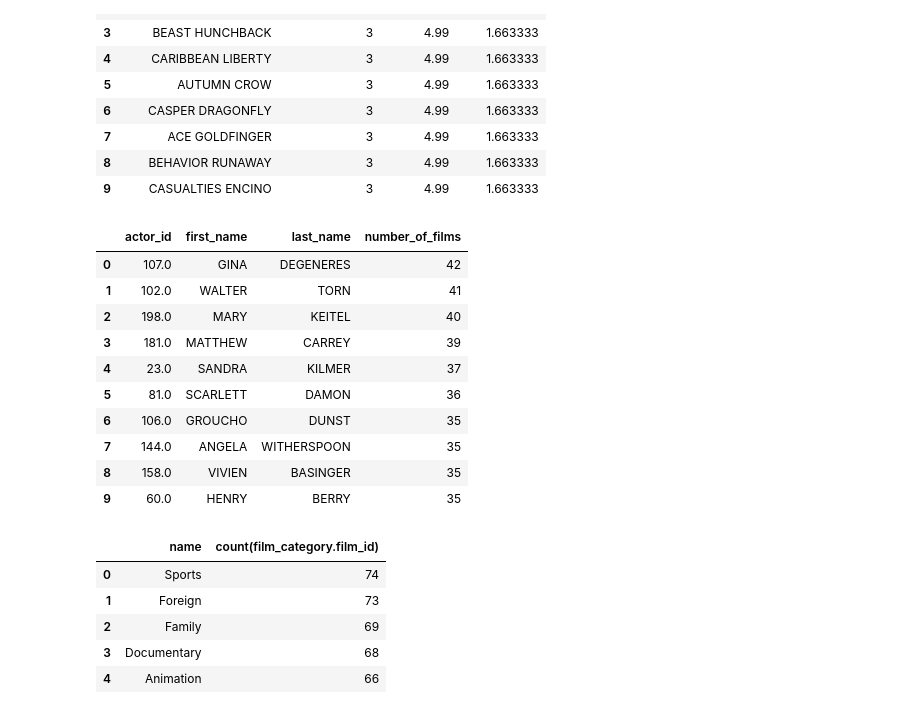
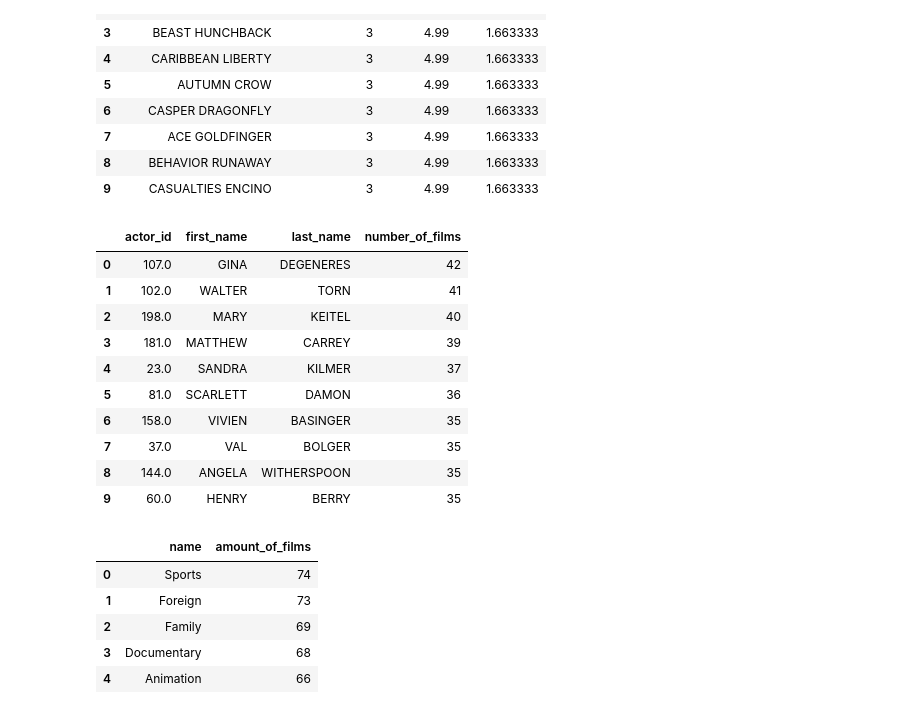
Before and after one commit to mrkaktail/SqlLab, a Jupyter notebook: connect_duckdb.ipynb, the cells around one changed output. Drawn from its saved outputs; the diff is of its cells as text; code cells hidden in the pictures.

Commit message:
final commit updated variable names and readabilities

```diff
--- a/connect_duckdb.ipynb
+++ b/connect_duckdb.ipynb
@@ -33 +1,7 @@ test1.head(2)
+# %%
+import duckdb
+import pandas as pd
+import matplotlib.pyplot as plt
+
+connect = duckdb.connect("sakila.duckdb")
 # %%
@@ -143,54 +126,59 @@ top_10_most_expensive_per_day
 | 8 | BEHAVIOR RUNAWAY | 3 | 4.99 | 1.663333 |
 | 9 | CASUALTIES ENCINO | 3 | 4.99 | 1.663333 |
 # %%
-actorbalaba = conn.sql("""
+#e) Which actors have played in most movies? Show the top 10 actors with the number of movies they have played in.
+
+
+actors_with_most_movies = connect.sql("""
 
     SELECT actor.actor_id, actor.first_name, actor.last_name, COUNT(film_actor.film_id) AS number_of_films
     FROM sakila.actor
     JOIN sakila.film_actor
     ON film_actor.actor_id = actor.actor_id
 
     GROUP BY
     actor.first_name, actor.last_name, actor.actor_id
     ORDER BY number_of_films DESC
     LIMIT 10;
 
 
 """).df()
 
 
-actorbalaba
+actors_with_most_movies
 # %% [output]
 |  | actor_id | first_name | last_name | number_of_films |
 | 0 | 107.0 | GINA | DEGENERES | 42 |
 | 1 | 102.0 | WALTER | TORN | 41 |
 | 2 | 198.0 | MARY | KEITEL | 40 |
 | 3 | 181.0 | MATTHEW | CARREY | 39 |
 | 4 | 23.0 | SANDRA | KILMER | 37 |
 | 5 | 81.0 | SCARLETT | DAMON | 36 |
-| 6 | 106.0 | GROUCHO | DUNST | 35 |
-| 7 | 144.0 | ANGELA | WITHERSPOON | 35 |
-| 8 | 158.0 | VIVIEN | BASINGER | 35 |
+| 6 | 158.0 | VIVIEN | BASINGER | 35 |
+| 7 | 37.0 | VAL | BOLGER | 35 |
+| 8 | 144.0 | ANGELA | WITHERSPOON | 35 |
 | 9 | 60.0 | HENRY | BERRY | 35 |
 # %%
-#most popular 5 categories
+#f) Now it's time for you to choose your own question to explore the sakila database!
 
-top5categories = conn.sql("""
-SELECT category.name, COUNT(film_category.film_id)
+#top 5 categories with most content
+
+top5_categories = connect.sql("""
+SELECT category.name, COUNT(film_category.film_id) AS amount_of_films
 FROM sakila.category
 JOIN sakila.film_category
 ON category.category_id = film_category.category_id
 
 GROUP BY category.name
-ORDER BY COUNT(film_category.film_id) DESC
+ORDER BY amount_of_films DESC
 LIMIT 5;
 
 
 """).df()
 
-top5categories
+top5_categories
 # %% [output]
-|  | name | count(film_category.film_id) |
+|  | name | amount_of_films |
 | 0 | Sports | 74 |
 | 1 | Foreign | 73 |
 | 2 | Family | 69 |
```
Also changed, not shown: parts of 17 cells of this notebook.
